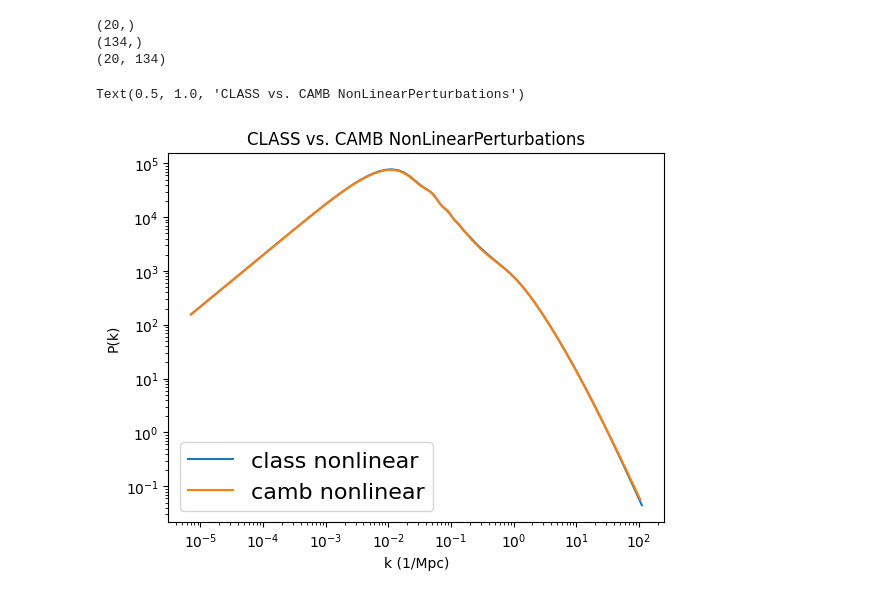
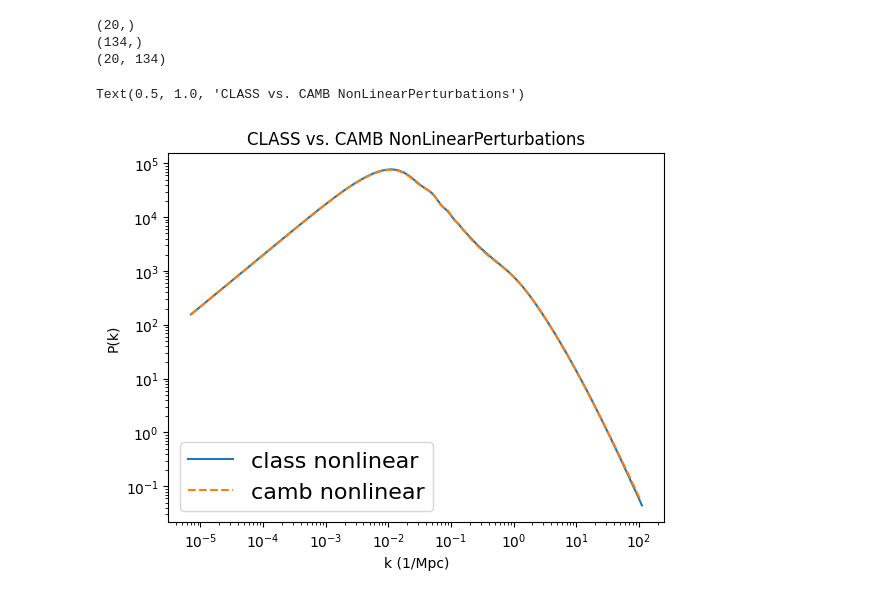
Before and after one commit to cloe-org/cloelib, a Jupyter notebook: notebooks/cosmology/cosmology_validation.ipynb, the cells around one changed output. Cells and saved outputs as stored; diff of their text form; code cells hidden in the pictures.

```diff
--- a/notebooks/cosmology/cosmology_validation.ipynb
+++ b/notebooks/cosmology/cosmology_validation.ipynb
@@ -125,11 +125,11 @@ print(linear_pk_class.shape)
 (20, 134)
 # %%
 plt.loglog(class_nonlinear.k, nonlinear_pk_class[0, :], label= 'class nonlinear')
-plt.loglog(camb_nonlinear.k, nonlinear_pk_camb[0, :], label= 'camb nonlinear')
+plt.loglog(camb_nonlinear.k, nonlinear_pk_camb[0, :], ls='--', label= 'camb nonlinear')
 plt.xlabel('k (1/Mpc)')
 plt.ylabel('P(k)')
 plt.legend(fontsize = 16)
 plt.title("CLASS vs. CAMB NonLinearPerturbations")
 # %% [output]
 Text(0.5, 1.0, 'CLASS vs. CAMB NonLinearPerturbations')
-[figure, old version]
+[figure, new version]
```
Also changed, not shown: parts of 4 cells of this notebook.
